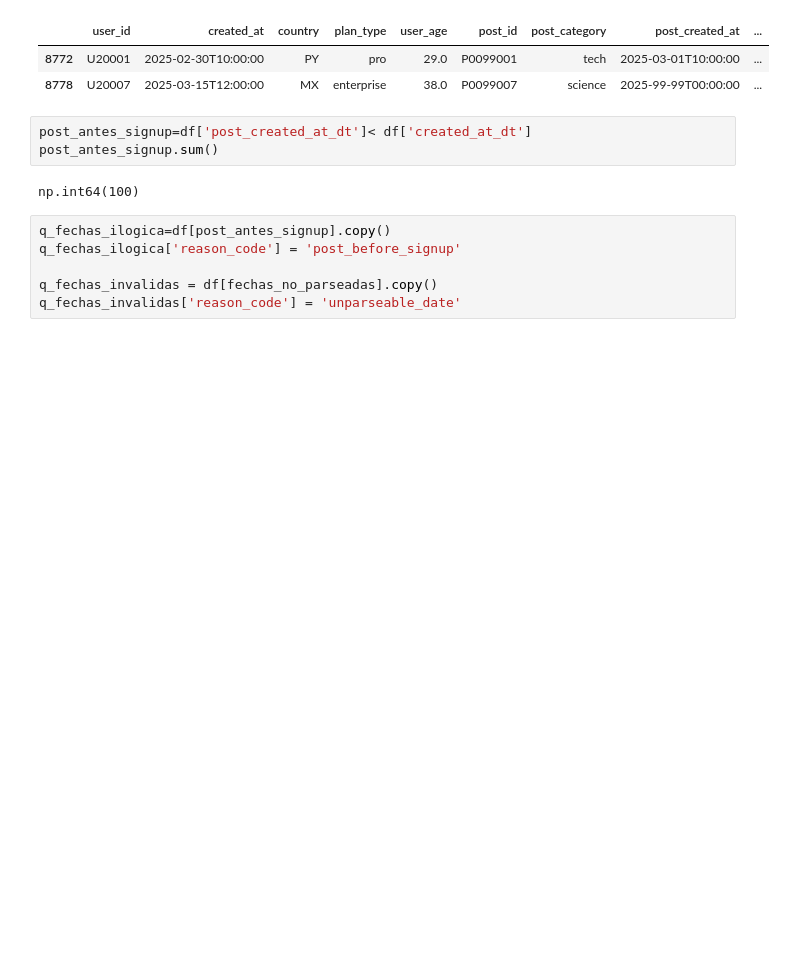
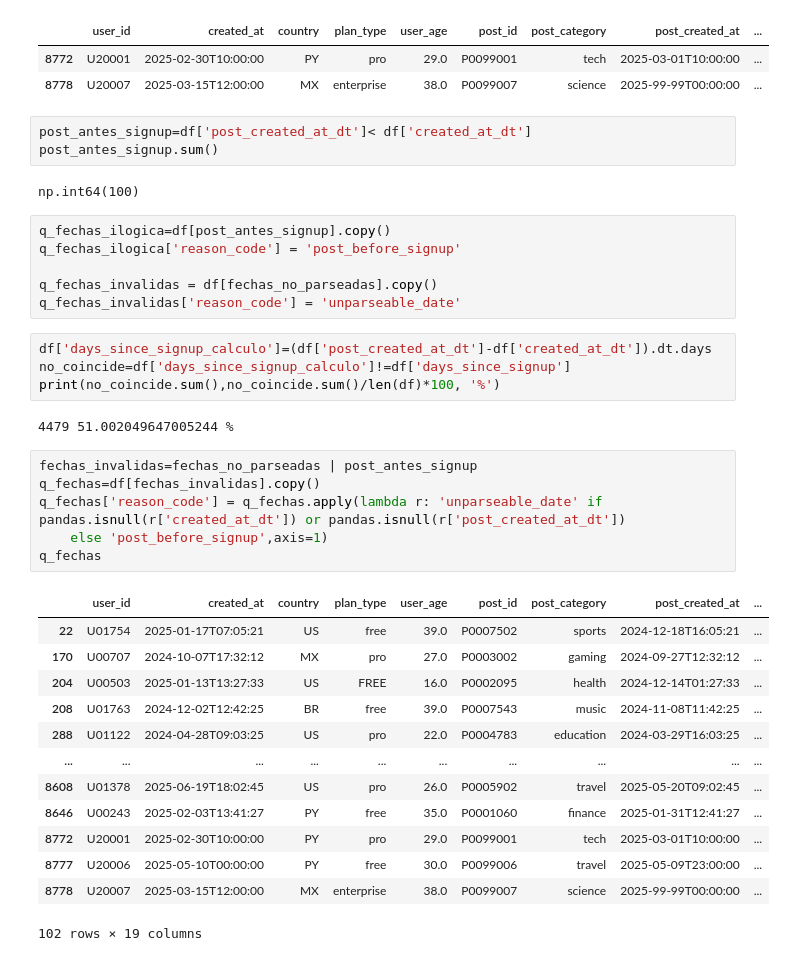
Before and after one commit to FiorellaMercado/product-analytics-pandas, a Jupyter notebook: notebook.ipynb, the cells around one changed output. Cells and saved outputs as stored; diff of their text form; blank space fills up the shorter version.

Commit message:
feat: quarantine invalid dates with reason codes

```diff
--- a/notebook.ipynb
+++ b/notebook.ipynb
@@ -417,3 +417,29 @@ q_fechas_ilogica['reason_code'] = 'post_before_signup'
 
 q_fechas_invalidas = df[fechas_no_parseadas].copy()
 q_fechas_invalidas['reason_code'] = 'unparseable_date'
+# %%
+df['days_since_signup_calculo']=(df['post_created_at_dt']-df['created_at_dt']).dt.days
+no_coincide=df['days_since_signup_calculo']!=df['days_since_signup']
+print(no_coincide.sum(),no_coincide.sum()/len(df)*100, '%')
+# %% [output]
+4479 51.002049647005244 %
+# %%
+fechas_invalidas=fechas_no_parseadas | post_antes_signup
+q_fechas=df[fechas_invalidas].copy()
+q_fechas['reason_code'] = q_fechas.apply(lambda r: 'unparseable_date' if pandas.isnull(r['created_at_dt']) or pandas.isnull(r['post_created_at_dt'])
+    else 'post_before_signup',axis=1)
+q_fechas
+# %% [output]
+|  | user_id | created_at | country | plan_type | user_age | post_id | post_category | post_created_at | ... |
+| 22 | U01754 | 2025-01-17T07:05:21 | US | free | 39.0 | P0007502 | sports | 2024-12-18T16:05:21 | ... |
+| 170 | U00707 | 2024-10-07T17:32:12 | MX | pro | 27.0 | P0003002 | gaming | 2024-09-27T12:32:12 | ... |
+| 204 | U00503 | 2025-01-13T13:27:33 | US | FREE | 16.0 | P0002095 | health | 2024-12-14T01:27:33 | ... |
+| 208 | U01763 | 2024-12-02T12:42:25 | BR | free | 39.0 | P0007543 | music | 2024-11-08T11:42:25 | ... |
+| 288 | U01122 | 2024-04-28T09:03:25 | US | pro | 22.0 | P0004783 | education | 2024-03-29T16:03:25 | ... |
+| ... | ... | ... | ... | ... | ... | ... | ... | ... | ... |
+| 8608 | U01378 | 2025-06-19T18:02:45 | US | pro | 26.0 | P0005902 | travel | 2025-05-20T09:02:45 | ... |
+| 8646 | U00243 | 2025-02-03T13:41:27 | PY | free | 35.0 | P0001060 | finance | 2025-01-31T12:41:27 | ... |
+| 8772 | U20001 | 2025-02-30T10:00:00 | PY | pro | 29.0 | P0099001 | tech | 2025-03-01T10:00:00 | ... |
+| 8777 | U20006 | 2025-05-10T00:00:00 | PY | free | 30.0 | P0099006 | travel | 2025-05-09T23:00:00 | ... |
+| 8778 | U20007 | 2025-03-15T12:00:00 | MX | enterprise | 38.0 | P0099007 | science | 2025-99-99T00:00:00 | ... |
+102 rows × 19 columns
```
